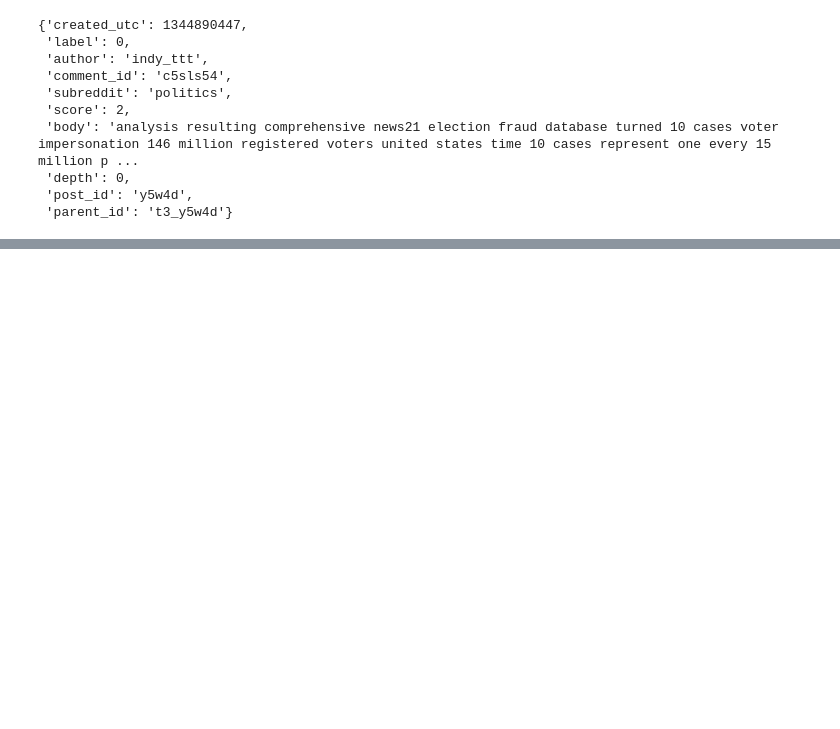
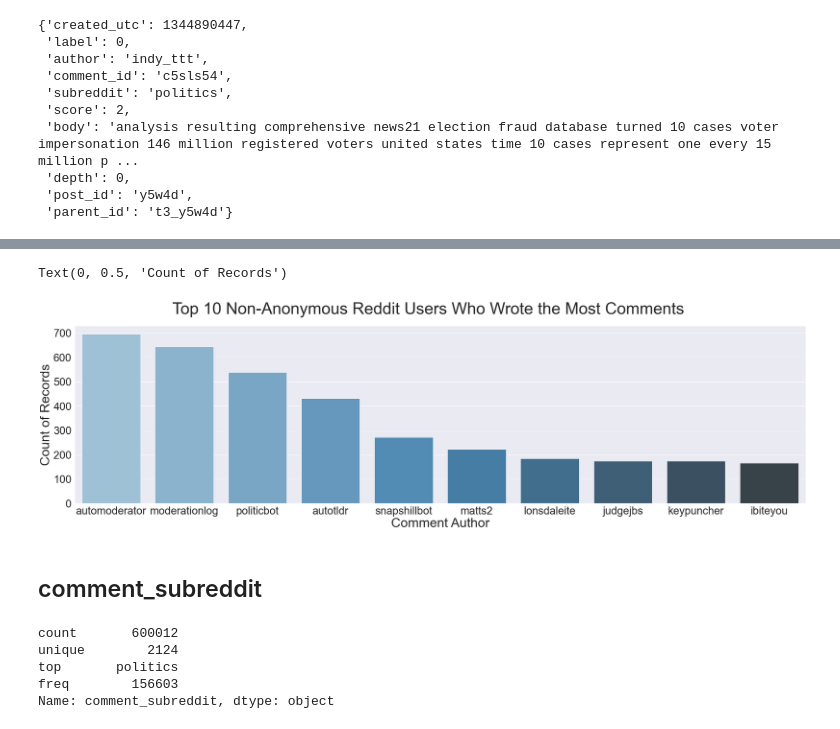
Before and after one commit to DavidKai1999/Stats-170-project, a Jupyter notebook: dataset_preprocessing/redditcomment_preprocessing.ipynb, the cells around one changed output, grey strips where cells are left out. Cells and saved outputs as stored; diff of their text form; code cells hidden in the pictures; blank space fills up the shorter version.

```diff
--- a/dataset_preprocessing/redditcomment_preprocessing.ipynb
+++ b/dataset_preprocessing/redditcomment_preprocessing.ipynb
@@ -62,2 +53,0 @@ r1NF_new = r1NF.assign(comment_author = comment_author,
-# %%
-r1NF_new = r1NF_new.dropna().reset_index(drop=True)
@@ -65,0 +54,3 @@ r1NF_new = r1NF_new.drop(columns=['reddit_comments'])
+# %%
+news_table = r1NF_new[['label','researched_by','text','title','url','comments']].drop_duplicates(subset=['text','title']).reset_index(drop=True)
+comment_table = r1NF_new[['text','title','comment_author','comment_text','comment_subreddit']].dropna().drop_duplicates().reset_index(drop=True)
@@ -135,0 +189,9 @@ pickle.loads(codecs.decode(test.encode(),'base64'))
+# %%
+comment_table['comment_author'] = comment_table['comment_author'].str.lower()
+
+r_c_author_10 = comment_table[['comment_author','text']].groupby('comment_author')['text'].count()\
+                             .reset_index(name='count') \
+                             .sort_values(['count'], ascending=False) \
+                             .head(11)[1:].reset_index(drop=True)
+
+r_c_author_10
@@ -135,0 +210,24 @@ pickle.loads(codecs.decode(test.encode(),'base64'))
+# %%
+import seaborn as sns
+#sns.set_theme(style="whitegrid")
+sns.set(font_scale=3)
+
+f, ax = plt.subplots(1, 1, figsize=(40,10))
+ax = sns.barplot(x="comment_author", y="count", data=r_c_author_10,palette="Blues_d")
+f.suptitle('Top 10 Non-Anonymous Reddit Users Who Wrote the Most Comments', fontsize=50)
+plt.xlabel('Comment Author', fontsize=40)
+plt.ylabel('Count of Records', fontsize=40)
+# %% [output]
+Text(0, 0.5, 'Count of Records')
+[figure, added]
+# %% [markdown]
+## comment_subreddit
+# %%
+r_subreddit = comment_table['comment_subreddit'].str.lower()
+r_subreddit.describe()
+# %% [output]
+count       600012
+unique        2124
+top       politics
+freq        156603
+Name: comment_subreddit, dtype: object
```
Also changed, not shown: parts of 17 cells of this notebook.
